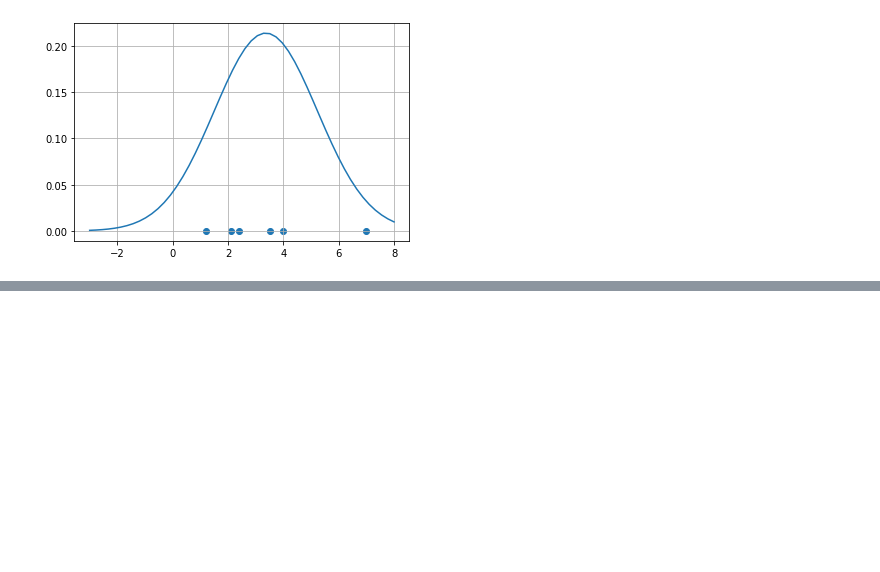
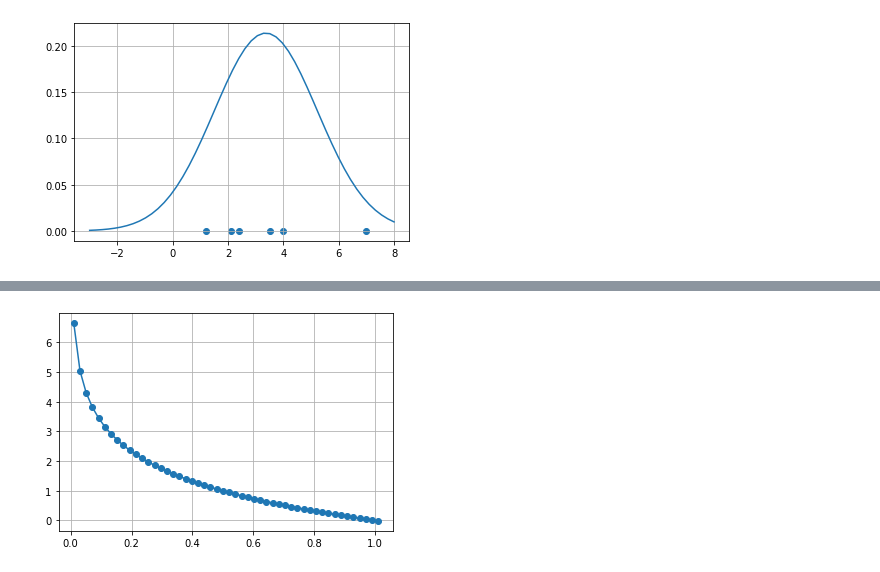
Before and after one commit to tsyu12345/python-ml-text, a Jupyter notebook: Unit6.ipynb, the cells around one changed output, grey strips where cells are left out. Saved outputs shown, nothing was run; the diff lists cells and outputs as text; code cells hidden in the pictures; blank space fills up the shorter version.

```diff
--- a/Unit6.ipynb
+++ b/Unit6.ipynb
@@ -459,0 +500,10 @@ x __len__:  6
+# %%
+x: ndarray = np.linspace(0.01, 1.01)
+y: ndarray = -np.log2(x)
+
+plt.plot(x, y, '-o')
+plt.grid(True)
+
+plt.show()
+# %% [output]
+[figure, added]
```
Also changed, not shown: parts of 17 cells of this notebook.
